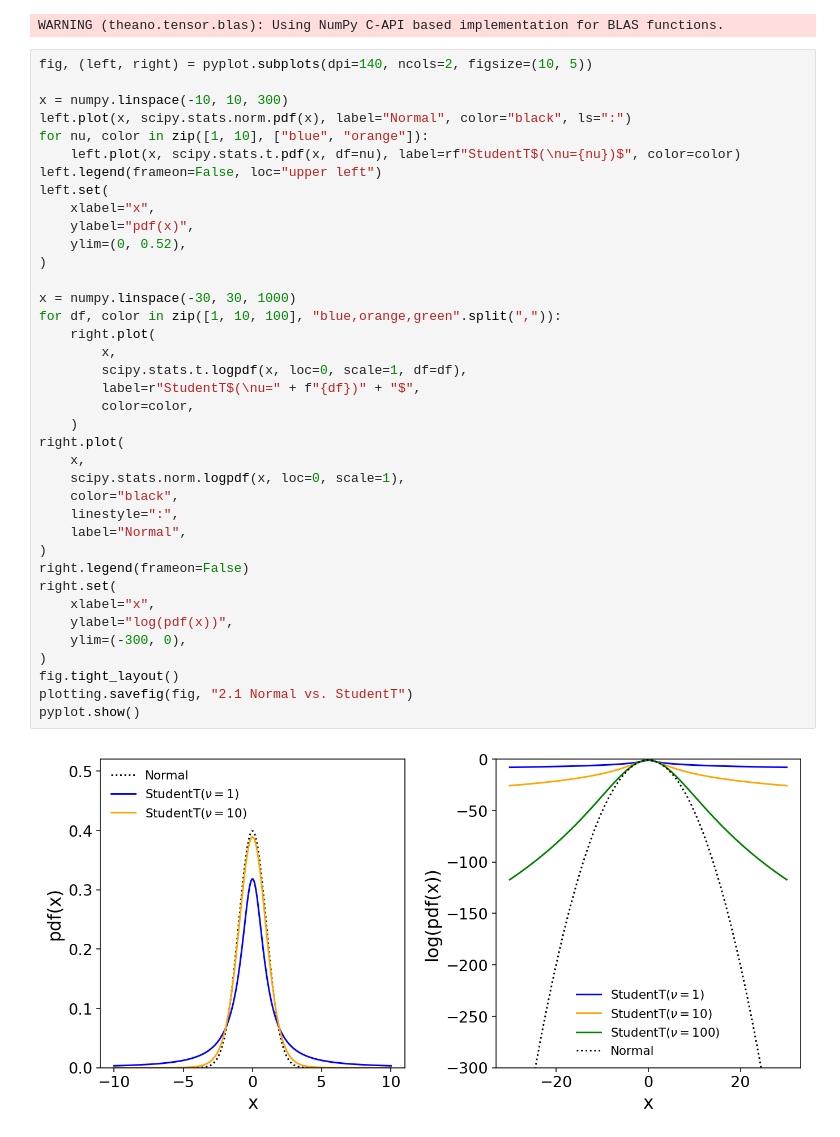
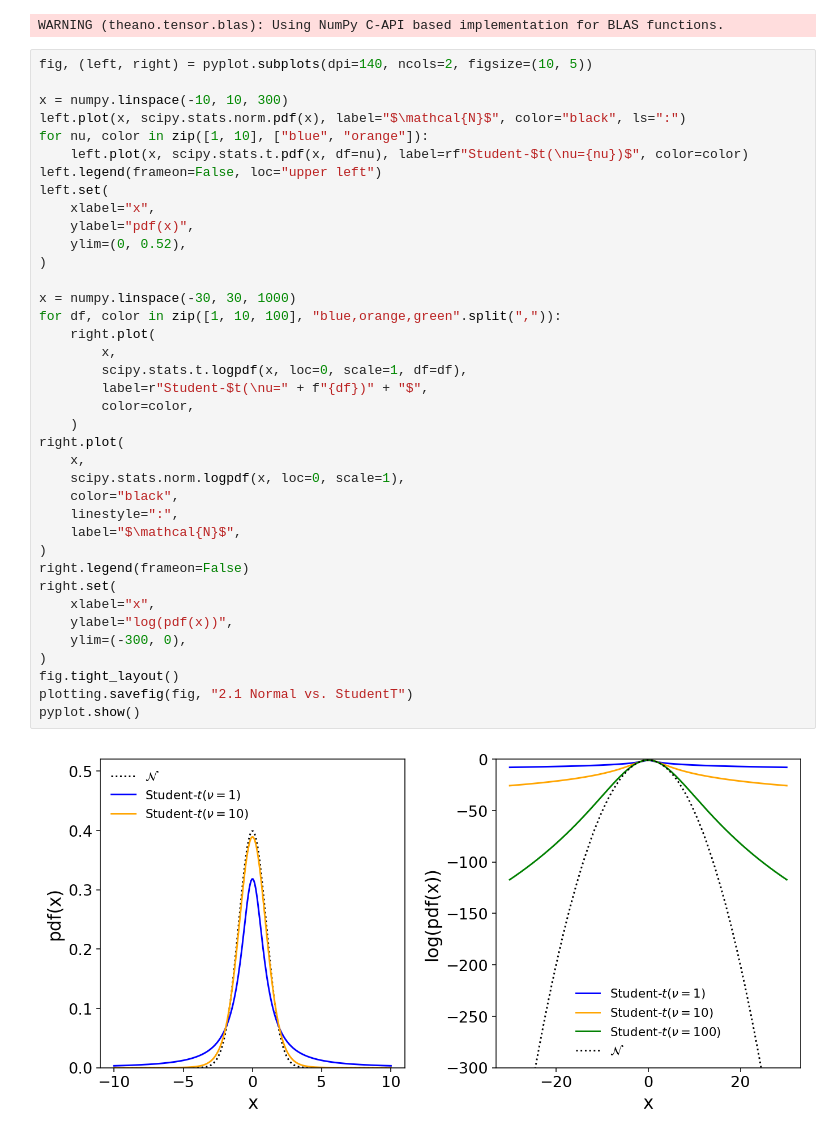
Before and after one commit to JuBiotech/calibr8-paper, a Jupyter notebook: data_and_analysis/2.1 Normal vs. StudentT.ipynb, the cells around one changed output. Saved outputs shown, nothing was run; the diff lists cells and outputs as text.

```diff
--- a/data_and_analysis/2.1 Normal vs. StudentT.ipynb
+++ b/data_and_analysis/2.1 Normal vs. StudentT.ipynb
@@ -14,42 +14,42 @@ WARNING (theano.tensor.blas): Using NumPy C-API based implementation for BLAS fu
 fig, (left, right) = pyplot.subplots(dpi=140, ncols=2, figsize=(10, 5))
 
 x = numpy.linspace(-10, 10, 300)
-left.plot(x, scipy.stats.norm.pdf(x), label="Normal", color="black", ls=":")
+left.plot(x, scipy.stats.norm.pdf(x), label="$\mathcal{N}$", color="black", ls=":")
 for nu, color in zip([1, 10], ["blue", "orange"]):
-    left.plot(x, scipy.stats.t.pdf(x, df=nu), label=rf"StudentT$(\nu={nu})$", color=color)
+    left.plot(x, scipy.stats.t.pdf(x, df=nu), label=rf"Student-$t(\nu={nu})$", color=color)
 left.legend(frameon=False, loc="upper left")
 left.set(
     xlabel="x",
     ylabel="pdf(x)",
     ylim=(0, 0.52),
 )
 
 x = numpy.linspace(-30, 30, 1000)
 for df, color in zip([1, 10, 100], "blue,orange,green".split(",")):
     right.plot(
         x,
         scipy.stats.t.logpdf(x, loc=0, scale=1, df=df),
-        label=r"StudentT$(\nu=" + f"{df})" + "$",
+        label=r"Student-$t(\nu=" + f"{df})" + "$",
         color=color,
     )
 right.plot(
     x,
     scipy.stats.norm.logpdf(x, loc=0, scale=1),
     color="black",
     linestyle=":",
-    label="Normal",
+    label="$\mathcal{N}$",
 )
 right.legend(frameon=False)
 right.set(
     xlabel="x",
     ylabel="log(pdf(x))",
     ylim=(-300, 0),
 )
 fig.tight_layout()
 plotting.savefig(fig, "2.1 Normal vs. StudentT")
 pyplot.show()
 # %% [output]
-[figure, old version]
+[figure, new version]
 # %%
 %load_ext watermark
 %watermark
```
Also changed, not shown: parts of 1 cell of this notebook.
